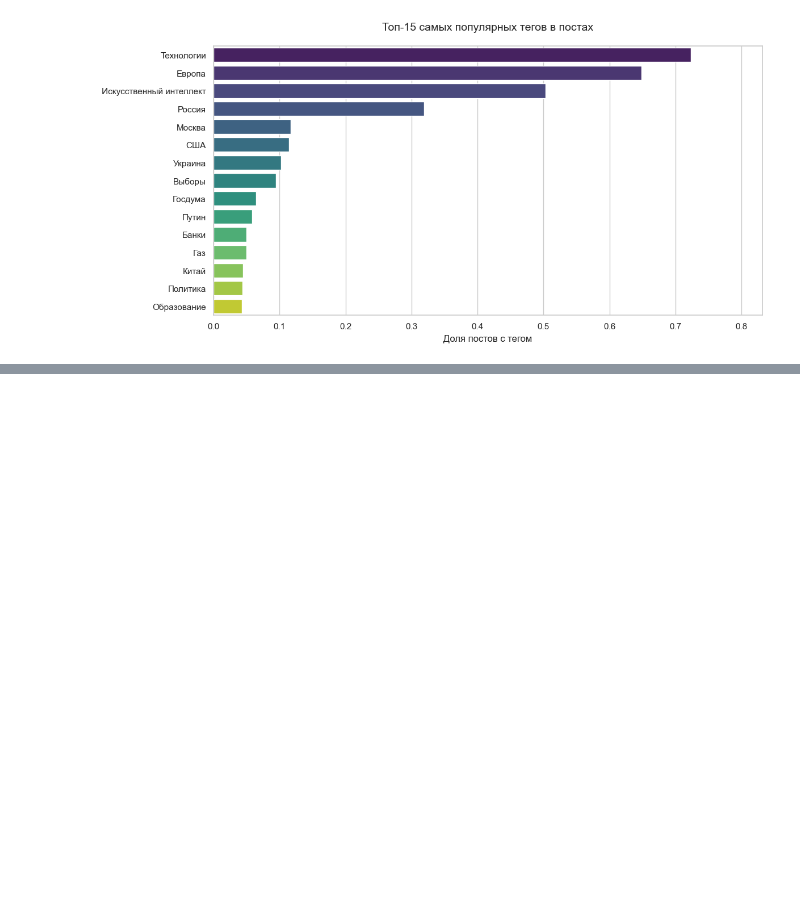
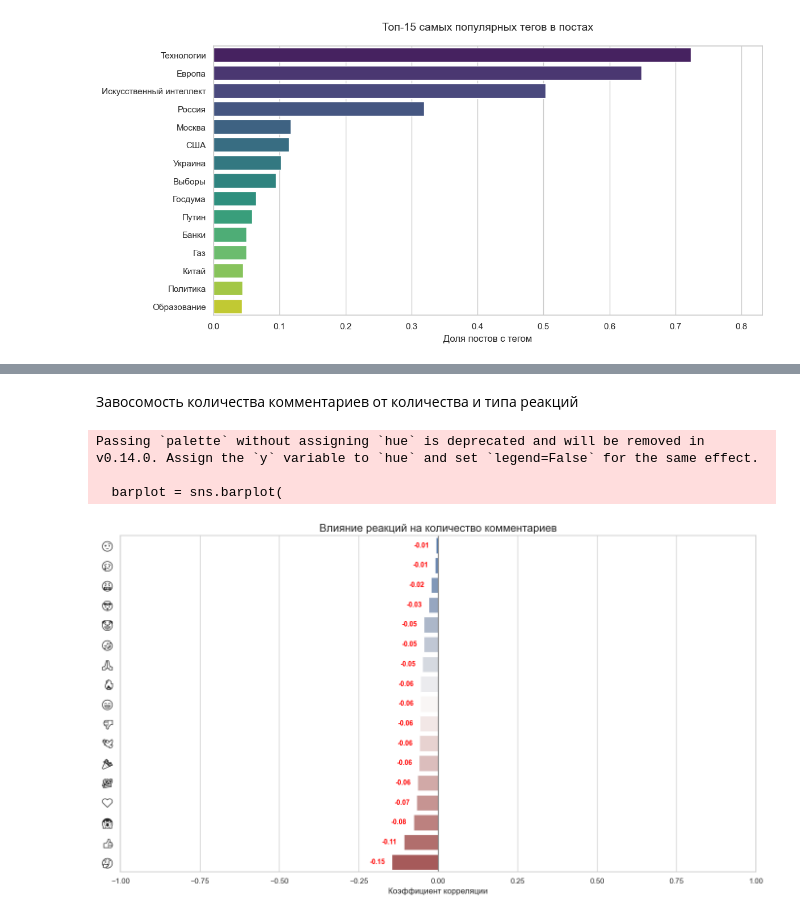
Before and after one commit to Enotta/scraping-api, a Jupyter notebook: api.ipynb, the cells around one changed output, grey strips where cells are left out. Drawn from its saved outputs; the diff is of its cells as text; code cells hidden in the pictures; blank space fills up the shorter version.

```diff
--- a/api.ipynb
+++ b/api.ipynb
@@ -312,0 +357,57 @@ Passing `palette` without assigning `hue` is deprecated and will be removed in v
+# %% [markdown]
+Завосомость количества комментариев от количества и типа реакций
+# %%
+# Настройки визуализации
+sns.set_theme(style="whitegrid")
+plt.figure(figsize=(14, 8))
+
+# 2. Расчет корреляции между реакциями и комментариями
+correlations = df[reactions].corrwith(df["comments"]).sort_values(ascending=False)
+
+# 3. Создание DataFrame для визуализации
+corr_df = pd.DataFrame({
+    'reaction': correlations.index.str.replace('reaction_', ''),
+    'correlation': correlations.values
+})
+
+# 4. Построение графика
+barplot = sns.barplot(
+    x='correlation',
+    y='reaction',
+    data=corr_df,
+    palette="vlag",  # Дивергентная палитра для отрицательных/положительных значений
+    orient='h'
+)
+
+# 5. Настройка оформления
+plt.title('Влияние реакций на количество комментариев', fontsize=16)
+plt.xlabel('Коэффициент корреляции', fontsize=12)
+plt.ylabel('')
+plt.xlim(-1, 1)
+
+# Настройка подписей с эмодзи
+for label in barplot.get_yticklabels():
+    label.set_fontproperties(mpl.font_manager.FontProperties(family='Segoe UI Emoji'))
+    label.set_fontsize(14)
+
+# 6. Добавление аннотаций
+for i, (reaction, corr) in enumerate(zip(corr_df['reaction'], corr_df['correlation'])):
+    color = 'red' if corr < 0 else 'green'
+    plt.text(
+        corr + (0.03 if corr > 0 else -0.07),
+        i,
+        f'{corr:.2f}',
+        va='center',
+        color=color,
+        fontsize=10,
+        fontweight='bold'
+    )
+
+plt.axvline(0, color='gray')
+plt.tight_layout()
+plt.show()
+# %% [output]
+Passing `palette` without assigning `hue` is deprecated and will be removed in v0.14.0. Assign the `y` variable to `hue` and set `legend=False` for the same effect.
+
+  barplot = sns.barplot(
+[figure, added]
```
Also changed, not shown: parts of 8 cells of this notebook, 1 other file.
